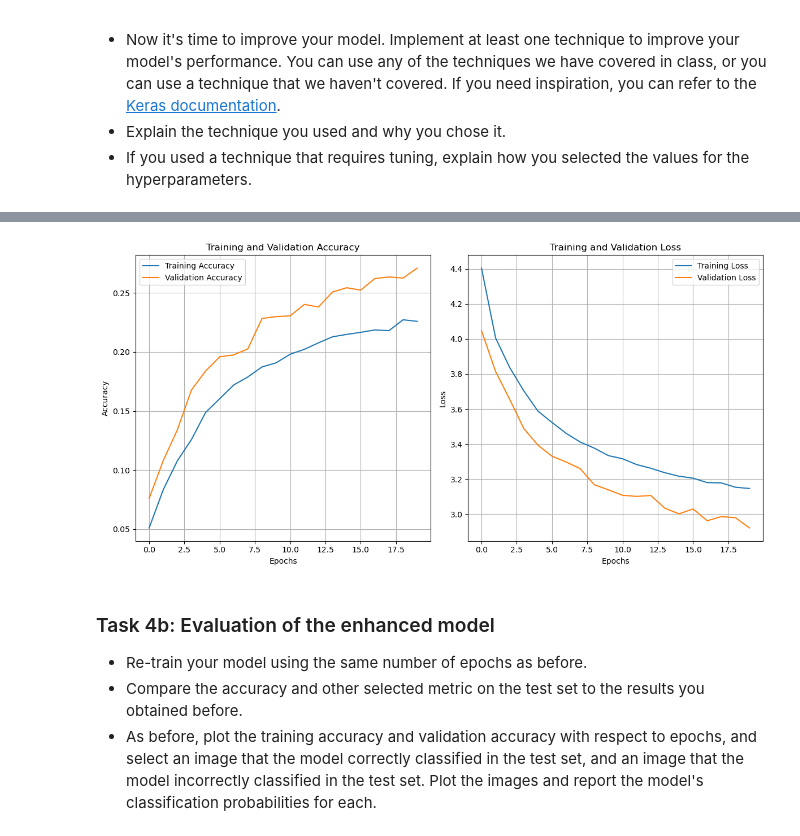
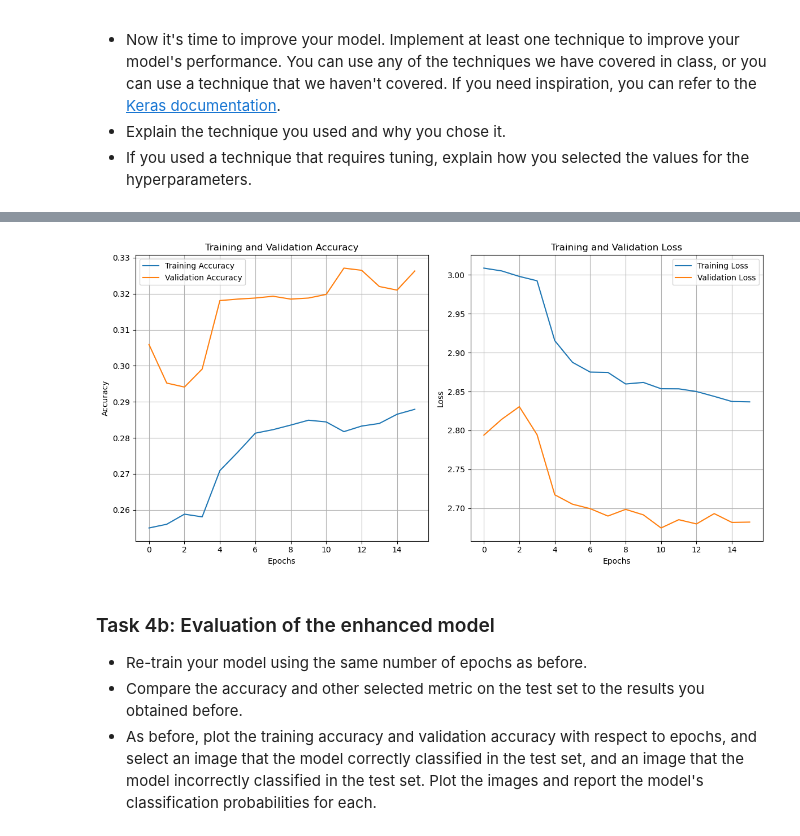
Before and after one commit to jtfb/deep_learning, a Jupyter notebook: 02_activities/assignments/assignment_1.ipynb, the cells around one changed output, grey strips where cells are left out. Cells and saved outputs as stored; diff of their text form; code cells hidden in the pictures.

```diff
--- a/02_activities/assignments/assignment_1.ipynb
+++ b/02_activities/assignments/assignment_1.ipynb
@@ -455,10 +456,10 @@ Epoch 20/20
 ########### QUESTION 2 ##################
 
 # Extract accuracy and loss from the history object
-train_acc = history.history['accuracy']
-val_acc = history.history['val_accuracy']
-train_loss = history.history['loss']
-val_loss = history.history['val_loss']
+train_acc = history_fine.history['accuracy']
+val_acc = history_fine.history['val_accuracy']
+train_loss = history_fine.history['loss']
+val_loss = history_fine.history['val_loss']
 
 # Plot accuracy
 plt.figure(figsize=(12, 6))
@@ -467,34 +468,34 @@ plt.figure(figsize=(12, 6))
 plt.subplot(1, 2, 1)
 plt.plot(train_acc, label='Training Accuracy')
 plt.plot(val_acc, label='Validation Accuracy')
 plt.title('Training and Validation Accuracy')
 plt.xlabel('Epochs')
 plt.ylabel('Accuracy')
 plt.legend()
 plt.grid(True)
 
 # Loss Plot
 plt.subplot(1, 2, 2)
 plt.plot(train_loss, label='Training Loss')
 plt.plot(val_loss, label='Validation Loss')
 plt.title('Training and Validation Loss')
 plt.xlabel('Epochs')
 plt.ylabel('Loss')
 plt.legend()
 plt.grid(True)
 
 # Show the plots
 plt.tight_layout()
 plt.show()
 
 # My new implementations:
 # - Implemented ReduceLROnPlateau so it dinamically adjust the learning rate when the model stops learning
 # - Added more layers to help the model learn more
 # - Added Dropout to prevent overfitting by reducing model complexity
 # - Used Data Augmentation to artificially increase the training dataset
 # - Fine-tuned at the end
 # %% [output]
-[figure, old version]
+[figure, new version]
 # %% [markdown]
 ### Task 4b: Evaluation of the enhanced model
 
```
Also changed, not shown: parts of 3 cells of this notebook.
